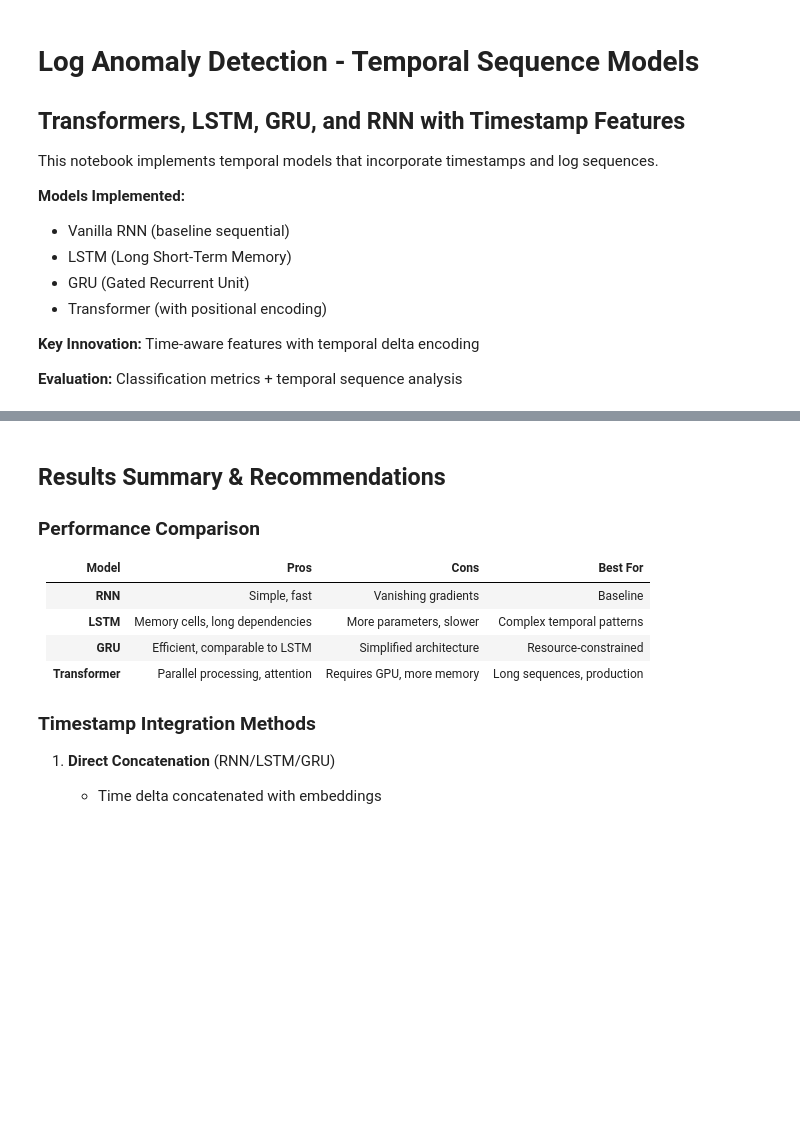
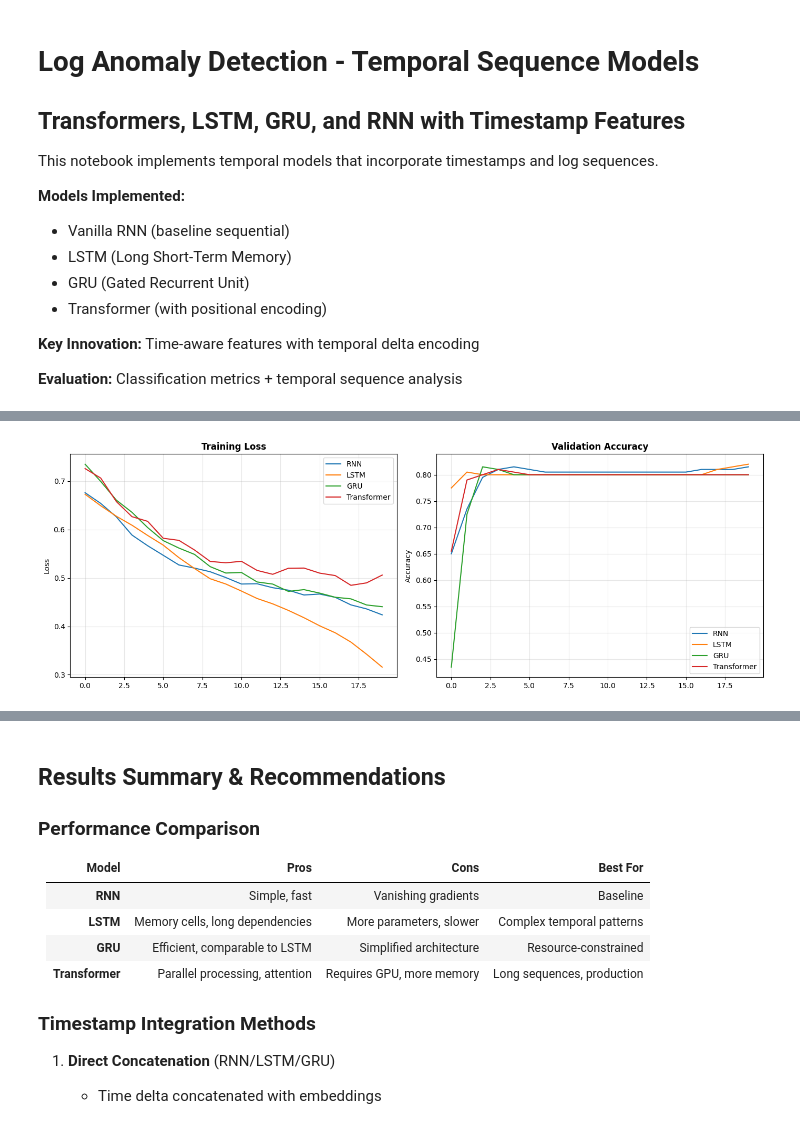
Before and after one commit to michaail/log-anomaly-detection, a Jupyter notebook: log_temporal_models.ipynb, the cells around one changed output, grey strips where cells are left out. Saved outputs shown, nothing was run; the diff lists cells and outputs as text; code cells hidden in the pictures; blank space fills up the shorter version.

Commit message:
Base models only

```diff
--- a/log_temporal_models.ipynb
+++ b/log_temporal_models.ipynb
@@ -179,9 +300,9 @@ class TemporalDataset(Dataset):
 
     def __getitem__(self, idx):
         return {
-            'ids': torch.LongTensor(self.ids[idx]),
-            'deltas': torch.FloatTensor(self.deltas[idx]),
-            'label': torch.LongTensor([self.labels[idx]]),
+            'ids': torch.LongTensor(self.ids[idx].astype(np.int64)),
+            'deltas': torch.FloatTensor(self.deltas[idx].astype(np.float32)),
+            'label': torch.LongTensor([int(self.labels[idx])]),
             'length': len(self.ids[idx])
         }
 
@@ -283,7 +429,7 @@ print('✓ All 4 models defined')
 # %%
-def train_model(model, train_loader, test_loader, epochs=30, name='Model'):
+def train_model(model, train_loader, test_loader, epochs=20, name='Model'):  # Reduced epochs
     print(f'\nTraining {name}...')
-    optimizer = optim.Adam(model.parameters(), lr=0.001)
+    optimizer = optim.Adam(model.parameters(), lr=0.0001, weight_decay=1e-4)  # Lower LR + L2 reg
     criterion = nn.CrossEntropyLoss()
 
     train_losses = []
@@ -313,8 +459,8 @@ def train_model(model, train_loader, test_loader, epochs=30, name='Model'):
             val_acc = correct / len(test_dataset)
             val_accs.append(val_acc)
 
-        if (epoch + 1) % 10 == 0:
-            print(f'  Epoch {epoch+1}/30 | Loss: {train_losses[-1]:.6f} | Val Acc: {val_acc:.4f}')
+        if (epoch + 1) % 5 == 0:  # Print every 5 epochs
+            print(f'  Epoch {epoch+1}/{epochs} | Loss: {train_losses[-1]:.6f} | Val Acc: {val_acc:.4f}')
 
     return train_losses, val_accs
 
@@ -342,3 +488,4 @@ ax[1].grid(True, alpha=0.3)
 
 plt.tight_layout()
 plt.show()
+# %% [output]
@@ -345,3 +509,4 @@ plt.show()
+[figure, added]
 # %%
 # Evaluate models
 
```
Also changed, not shown: parts of 10 cells of this notebook.
